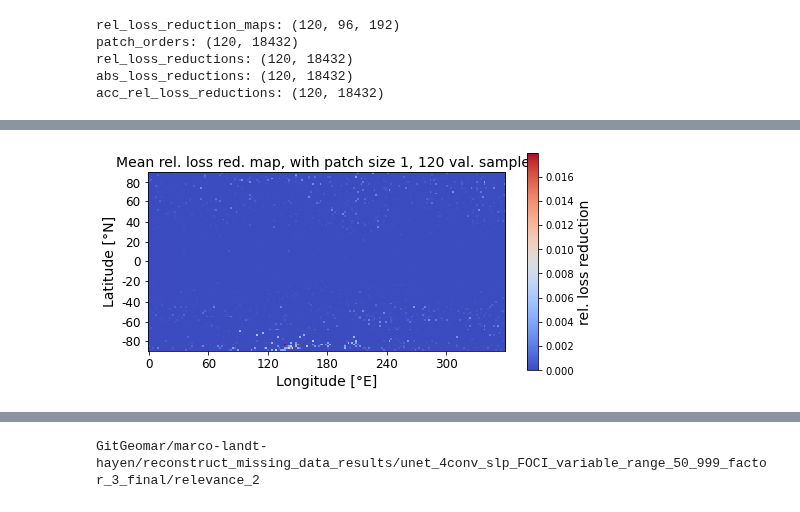
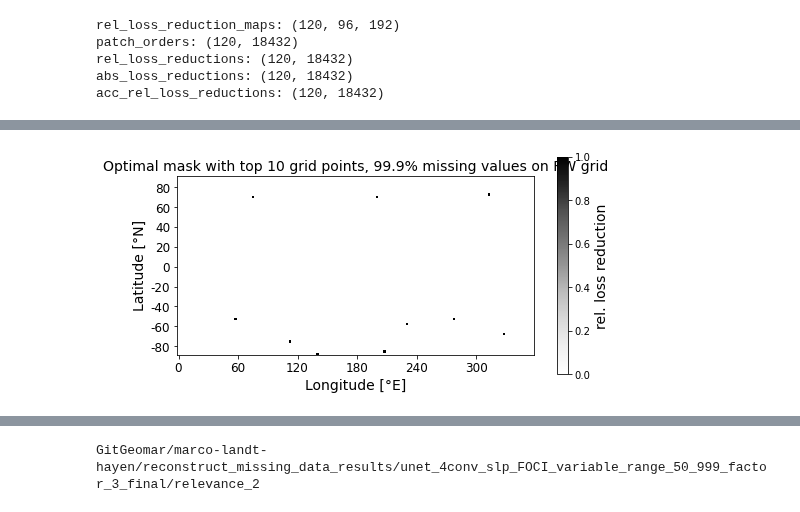
Before and after one commit to MarcoLandtHayen/reconstruct_missing_data, a Jupyter notebook: notebooks/03e_unet_4conv_slp_realworld_relevance_maps_from_FOCI.ipynb, the cells around one changed output, grey strips where cells are left out. Saved outputs shown, nothing was run; the diff lists cells and outputs as text; code cells hidden in the pictures.

Commit message:
Revise mean rel. loss reduction maps

```diff
--- a/notebooks/03e_unet_4conv_slp_realworld_relevance_maps_from_FOCI.ipynb
+++ b/notebooks/03e_unet_4conv_slp_realworld_relevance_maps_from_FOCI.ipynb
@@ -52,7 +63,7 @@ mask_type = 'variable'
 missing_type = 'range_50_999'
 augmentation_factor = 3
 run = '_final'
-exp_name = '/relevance_3'
+exp_name = '/relevance_2'
 
 # Get path to stored results:
 path_to_stored_results = Path('GitGeomar/marco-landt-hayen/reconstruct_missing_data_results/'+model_config+'_'+feature_short+'_'+source+'_'
@@ -268,23 +267,42 @@ That's 18 grid points, or a rel. amount of missing values of 0.999
+# %%
+## Convert obtained cluster means to real world lat/lon scales:
+
+# Note: slp real world fields come on 73 x 144 lat-lon-grid. Truncated to 72 x 144, to make them fit to U-Net with 4 convolutions.
+# For rescaling, need original dimensions, to transfer grid correctly.
+n_lat_realworld = 73
+n_lon_realworld = 144
+
+# Initialize storage:
+cluster_means_999_GMM = np.zeros(GMM_999.means_.shape).astype(int)
+
+# Unscale latitude and longitude dimensions:
+cluster_means_999_GMM[:,0] = np.round(GMM_999.means_[:,0]*(n_lon_realworld-1),0).astype(int)
+cluster_means_999_GMM[:,1] = np.round(GMM_999.means_[:,1]*(n_lat_realworld-1),0).astype(int)
 # %%
-## relevance_2: TRAINING samples!
-# Include first and last 60 samples, in total 120 samples, hence at the beginning of training data and at transition to val. data.
-# patch_size = 1
-# max_patch_num = 184
-# max_acc_rel_loss_reduction = 1.0
+## Create optimal mask from cluster means:
 
-# Compute mean of rel. loss reduction maps, over desired number of considered validation samples:
-mean_rel_loss_reduction_map = np.mean(rel_loss_reduction_maps[:number_of_samples],axis=0)
+# Initialize two-dimensional boolean mask of FALSE, dimension (n_lat, n_lon):
+mask_999_GMM = (np.zeros((n_lat_realworld,n_lon_realworld))!=0)
 
-# Plot resulting mean rel. loss reduction map as heatmap:
+# Loop over cluster centers:
+for xyz in cluster_means_999_GMM:
+
+    # Set grid points to True:
+    mask_999_GMM[xyz[1],xyz[0]]=True
+
+# Truncate mask to fit dimensions, used to train models: Omit last row and last four columns, to fit requirements for U-Net:
+mask_999_GMM = mask_999_GMM[:-1,:]
+
+# Plot optimal mask:
 fig, ax = plt.subplots(figsize=(8, 4))
-im = plt.imshow(mean_rel_loss_reduction_map, cmap="coolwarm", interpolation='nearest')#, vmax=0.002)
+im = plt.imshow(mask_999_GMM, cmap="Greys", interpolation='nearest')#, vmax=0.00022)
 cbar = plt.colorbar(im)
 cbar.set_label('rel. loss reduction', fontsize=14)
-plt.title('Mean rel. loss red. map, with patch size '+str(patch_size)+', '+str(number_of_samples)+' val. samples', fontsize=14)
+plt.title('Optimal mask with top 10 grid points, 99.9% missing values on RW grid', fontsize=14)
 plt.xlabel('Longitude [°E]', fontsize=14)
 plt.ylabel('Latitude [°N]', fontsize=14)
-plt.xticks(np.arange(0, 192, step=32), [0, 60, 120, 180, 240, 300], fontsize=12)
-plt.yticks([5, 15, 26, 37, 47, 58, 69, 80, 90], [80, 60, 40, 20, 0, -20, -40, -60, -80], fontsize=12)
+plt.xticks(np.arange(0, 144, step=24), [0, 60, 120, 180, 240, 300], fontsize=12)
+plt.yticks(np.arange(4, 72, step=8), [80, 60, 40, 20, 0, -20, -40, -60, -80], fontsize=12)
 plt.show()
 # %% [output]
-[figure, old version]
+[figure, new version]
```
Also changed, not shown: parts of 43 cells of this notebook, 35 other files.
